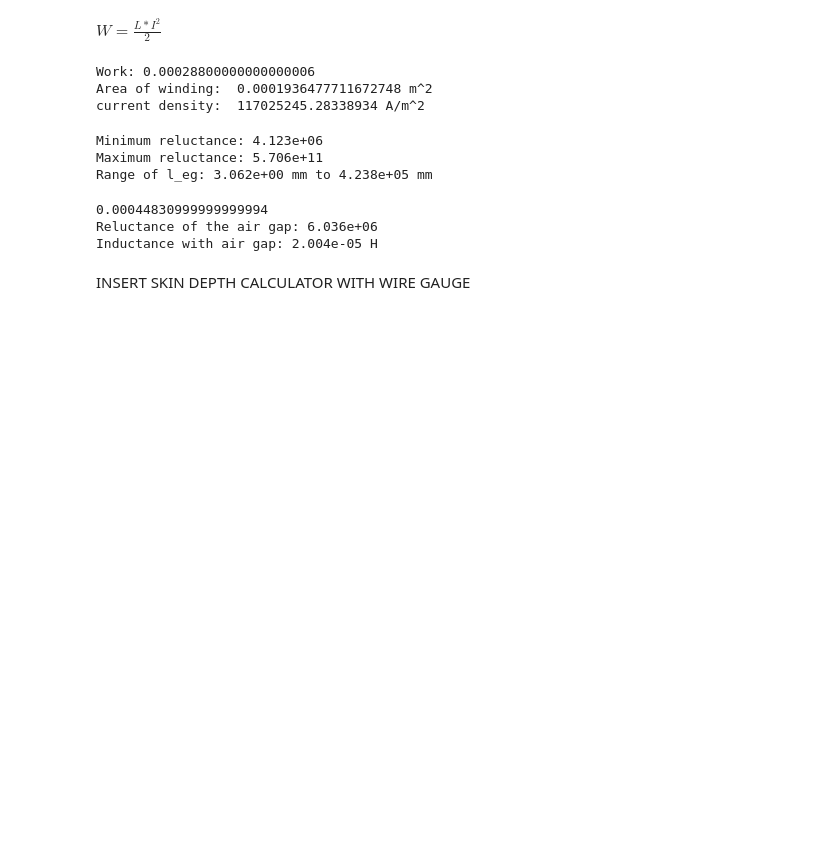
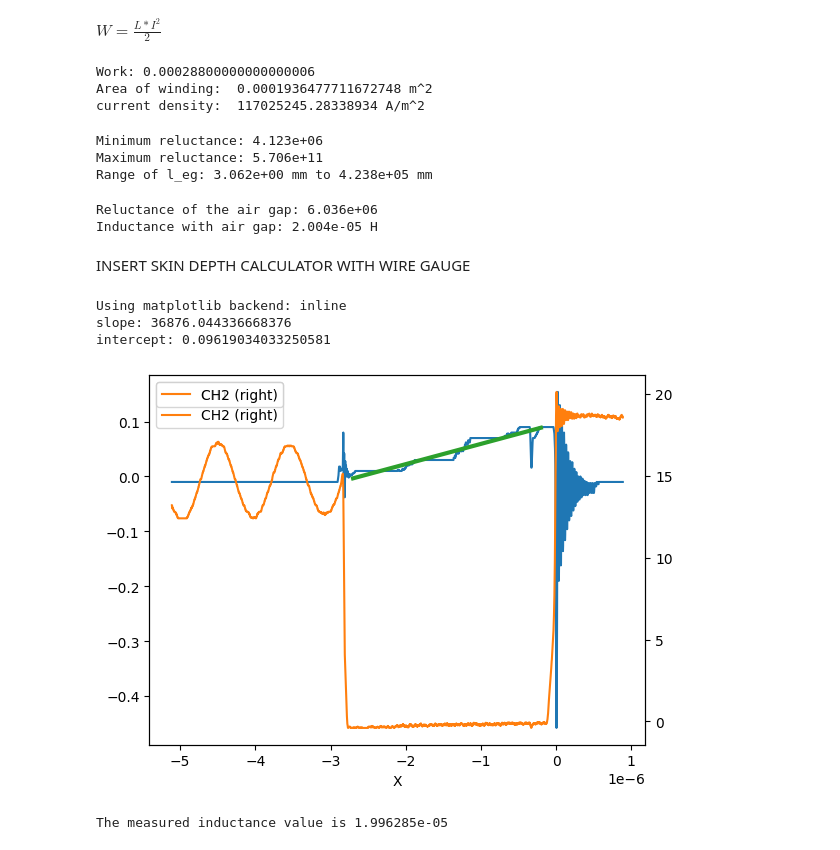
Before and after one commit to amandalchang/power-e-group, a Jupyter notebook: lab4/lab4.ipynb, the cells around one changed output. Saved outputs shown, nothing was run; the diff lists cells and outputs as text; code cells hidden in the pictures; blank space fills up the shorter version.

Commit message:
inductance calculations

```diff
--- a/lab4/lab4.ipynb
+++ b/lab4/lab4.ipynb
@@ -70,13 +71,82 @@ Range of l_eg: 3.062e+00 mm to 4.238e+05 mm
 l_eg_in = 0.01765 # in
 l_eg = l_eg_in * 0.0254 # m
 R_e= l_eg/(u_0 * A_min) # reluctance of the air gap
-L = N**2 * (1/R_e)
+L = 11**2 * (1/R_e)
 
 print(f"Reluctance of the air gap: {R_e:.3e}")
 print(f"Inductance with air gap: {L:.3e} H")
 # %% [output]
-0.00044830999999999994
 Reluctance of the air gap: 6.036e+06
 Inductance with air gap: 2.004e-05 H
 # %% [markdown]
 INSERT SKIN DEPTH CALCULATOR WITH WIRE GAUGE
+# %%
+import pandas as pd
+import csv
+import matplotlib.pyplot as plt
+from scipy.stats import linregress
+%matplotlib
+%matplotlib inline
+pd.set_option('display.float_format', lambda x: '%e' % x)
+
+def read_rigol_csv(csv_file_name):
+    with open(csv_file_name) as f:
+        rows = list(csv.reader(f))
+
+    i = 0
+    while rows[0][i] != "":
+        i = i + 1
+
+    numcols = i - 2
+    t0 = float(rows[1][numcols])
+    dT = float(rows[1][numcols+1])
+
+    data = pd.read_csv(csv_file_name, usecols=range(0, numcols), skiprows=[1])
+    data['X'] = t0 + data['X'] * dT
+
+    return data, t0, dT
+
+[data, t0, dT] = read_rigol_csv('data/100zi.csv')
+
+Vg = 18
+
+fig, ax = plt.subplots()
+data['CH1'] = data['CH1'].rolling(10, min_periods=1).mean()
+data['CH2'] = data['CH2'].rolling(10, min_periods=1).mean()
+data.plot(x="X", y="CH1", ax = ax)
+data.plot(x="X", y="CH2", ax = ax, secondary_y = True)
+
+# choose the X range
+x1 = -2.7e-6
+x2 = -0.2e-6
+
+subset = data[(data['X'] >= x1) & (data['X'] <= x2)]
+result = linregress(subset['X'], subset['CH1'])
+
+slope = result.slope
+di_dt = 37400/0.05
+intercept = result.intercept
+
+print("slope:", slope)
+print("intercept:", intercept)
+
+# plot result
+fit = slope * subset['X'] + intercept
+
+ax.plot(subset['X'], fit, linewidth=3, label='fit')
+plt.legend()
+plt.show()
+
+Vout = 3.30 #measured voltage output
+Avg_Vd = np.mean(subset['CH2'])
+
+# Vg = Vout + Avg_Vd + Vind
+Vind = Vg - Vout - Avg_Vd
+
+print(f"The measured inductance value is {Vind/di_dt:3e}")
+# %% [output]
+Using matplotlib backend: inline
+slope: 36876.044336668376
+intercept: 0.09619034033250581
+[figure, added]
+The measured inductance value is 1.996285e-05
```
Also changed, not shown: parts of 4 cells of this notebook.
